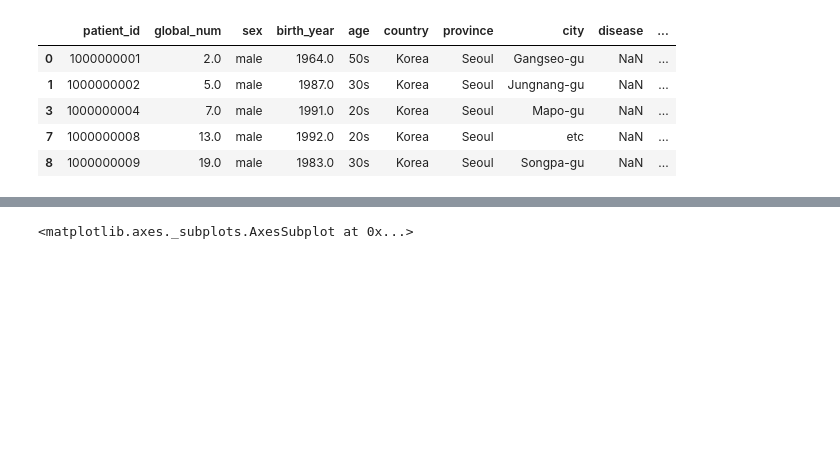
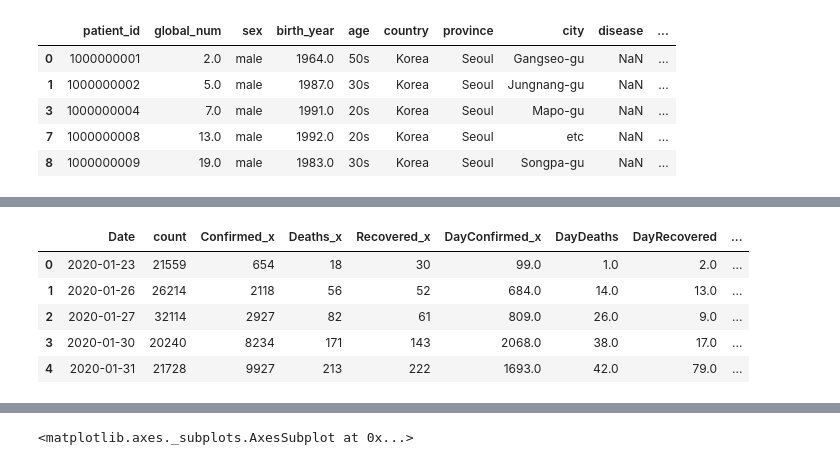
Before and after one commit to Hinterhalter/Post-COVID-19_modeling, a Jupyter notebook: Data_Preprocessing.ipynb, the cells around one changed output, grey strips where cells are left out. Saved outputs shown, nothing was run; the diff lists cells and outputs as text; code cells hidden in the pictures; blank space fills up the shorter version.

```diff
--- a/Data_Preprocessing.ipynb
+++ b/Data_Preprocessing.ipynb
@@ -165,5 +151,14 @@ See the caveats in the documentation: https://pandas.pydata.org/pandas-docs/stab
 # %%
 df['day_osi']=df['oversea_inflow'].diff()
+# %%
+df.head()
+# %% [output]
+|  | Date | count | Confirmed_x | Deaths_x | Recovered_x | DayConfirmed_x | DayDeaths | DayRecovered | ... |
+| 0 | 2020-01-23 | 21559 | 654 | 18 | 30 | 99.0 | 1.0 | 2.0 | ... |
+| 1 | 2020-01-26 | 26214 | 2118 | 56 | 52 | 684.0 | 14.0 | 13.0 | ... |
+| 2 | 2020-01-27 | 32114 | 2927 | 82 | 61 | 809.0 | 26.0 | 9.0 | ... |
+| 3 | 2020-01-30 | 20240 | 8234 | 171 | 143 | 2068.0 | 38.0 | 17.0 | ... |
+| 4 | 2020-01-31 | 21728 | 9927 | 213 | 222 | 1693.0 | 42.0 | 79.0 | ... |
 # %%
 # 변수명 정리
 
```
Also changed, not shown: parts of 9 cells of this notebook, 2 other files.
